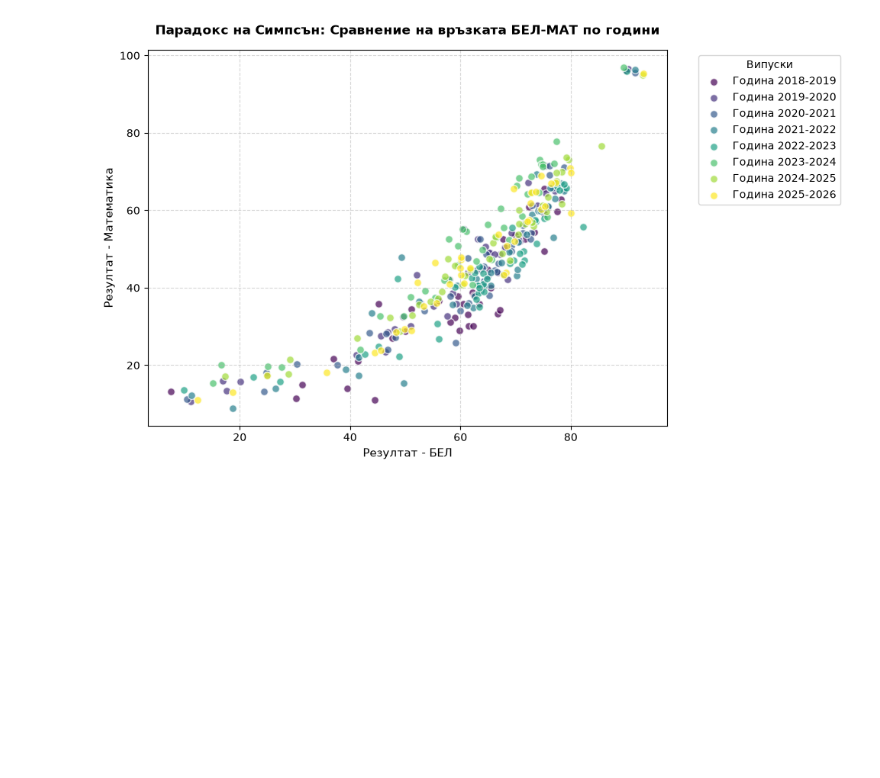
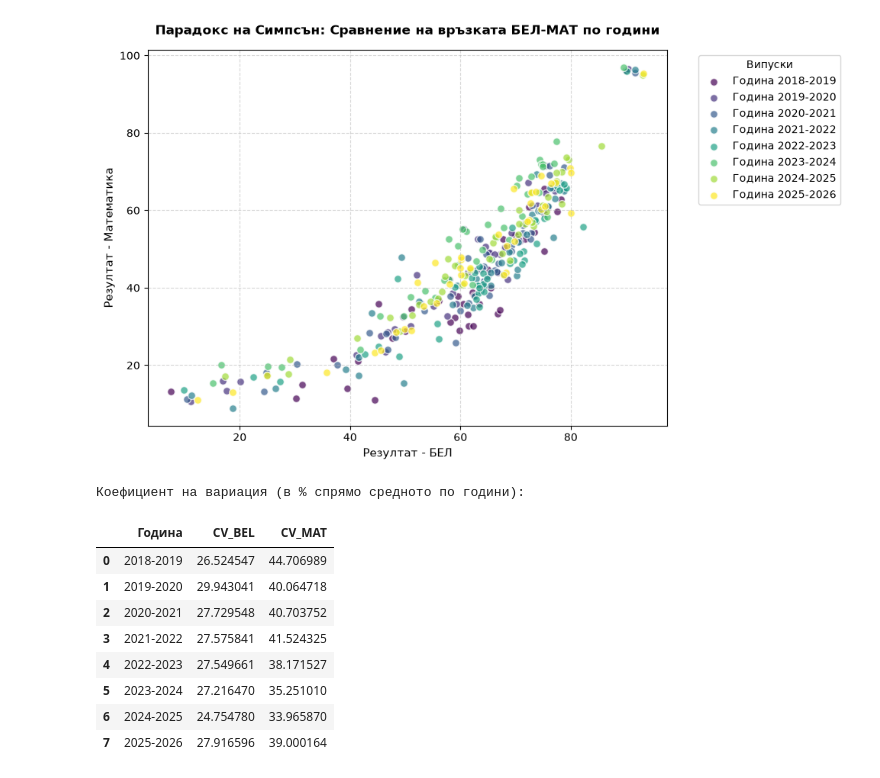
Before and after one commit to MariaDimitrova29/Math-concepts-Exam-project, a Jupyter notebook: varna_schools_analysis.ipynb, the cells around one changed output. Drawn from its saved outputs; the diff is of its cells as text; code cells hidden in the pictures; blank space fills up the shorter version.

```diff
--- a/varna_schools_analysis.ipynb
+++ b/varna_schools_analysis.ipynb
@@ -595,3 +595,30 @@ plt.savefig('simpsons_paradox_plot.png', dpi=300)
 plt.show()
 # %% [output]
 [figure]
+# %%
+# ==========================================
+# АНАЛИЗ НА УСТОЙЧИВОСТТА И РАЗСЛОЯВАНЕТО (CV)
+# ==========================================
+cv_results = []
+years = sorted(df['Година'].dropna().unique())
+
+for year in years:
+    sub = df[df['Година'] == year]
+    cv_bel = (sub['БЕЛ'].std() / sub['БЕЛ'].mean()) * 100
+    cv_mat = (sub['МАТ'].std() / sub['МАТ'].mean()) * 100
+    cv_results.append({'Година': year, 'CV_BEL': cv_bel, 'CV_MAT': cv_mat})
+
+cv_df = pd.DataFrame(cv_results)
+print("Коефициент на вариация (в % спрямо средното по години):")
+display(cv_df)
+# %% [output]
+Коефициент на вариация (в % спрямо средното по години):
+|  | Година | CV_BEL | CV_MAT |
+| 0 | 2018-2019 | 26.524547 | 44.706989 |
+| 1 | 2019-2020 | 29.943041 | 40.064718 |
+| 2 | 2020-2021 | 27.729548 | 40.703752 |
+| 3 | 2021-2022 | 27.575841 | 41.524325 |
+| 4 | 2022-2023 | 27.549661 | 38.171527 |
+| 5 | 2023-2024 | 27.216470 | 35.251010 |
+| 6 | 2024-2025 | 24.754780 | 33.965870 |
+| 7 | 2025-2026 | 27.916596 | 39.000164 |
```
